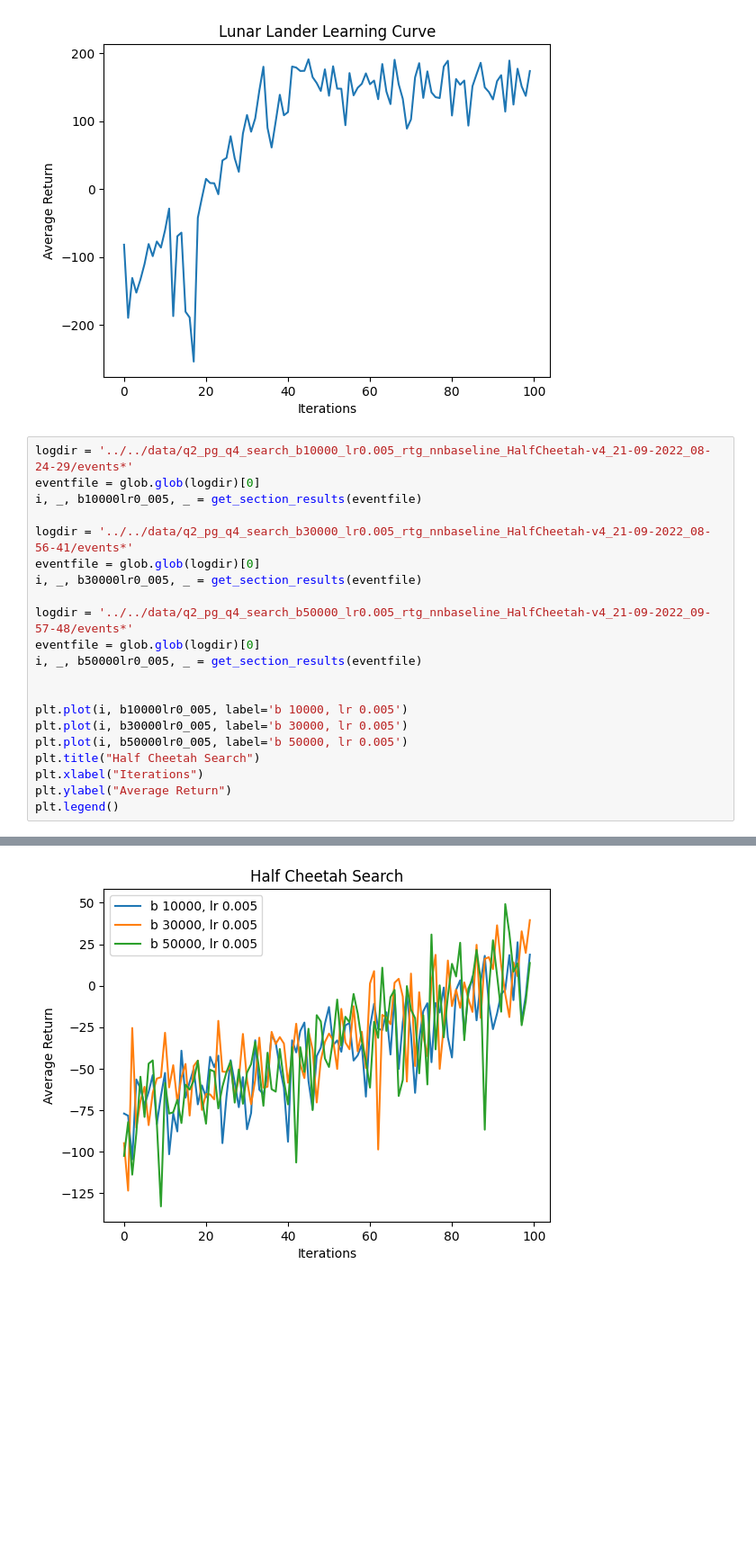
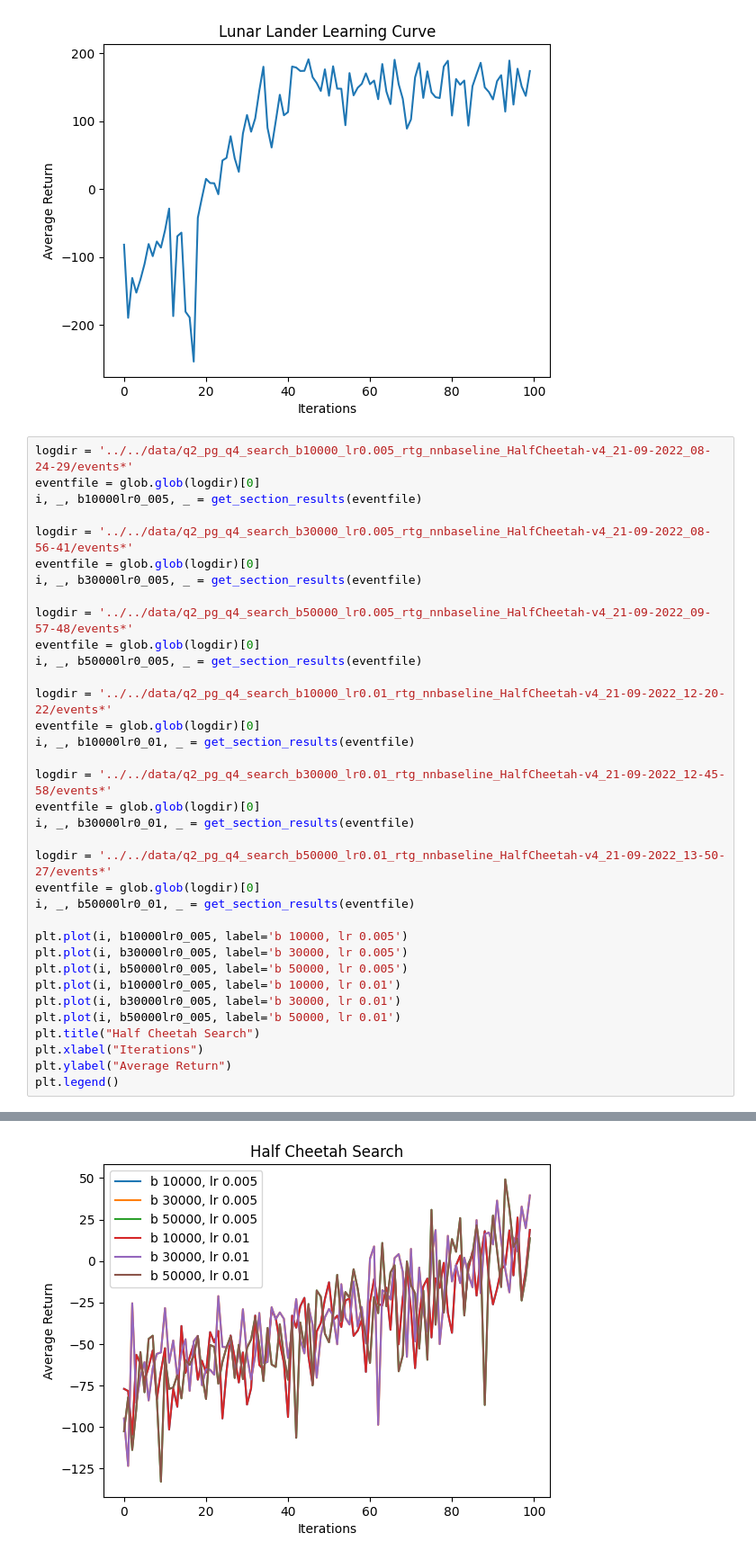
Before and after one commit to 0neDividedbyZer0/homework_fall2022, a Jupyter notebook: hw2/cs285/scripts/Plotting.ipynb, the cells around one changed output, grey strips where cells are left out. Shown at 90% size. Saved outputs shown, nothing was run; the diff lists cells and outputs as text; blank space fills up the shorter version.

```diff
--- a/hw2/cs285/scripts/Plotting.ipynb
+++ b/hw2/cs285/scripts/Plotting.ipynb
@@ -106,24 +106,38 @@ Text(0, 0.5, 'Average Return')
 # %%
 logdir = '../../data/q2_pg_q4_search_b10000_lr0.005_rtg_nnbaseline_HalfCheetah-v4_21-09-2022_08-24-29/events*'
 eventfile = glob.glob(logdir)[0]
 i, _, b10000lr0_005, _ = get_section_results(eventfile)
 
 logdir = '../../data/q2_pg_q4_search_b30000_lr0.005_rtg_nnbaseline_HalfCheetah-v4_21-09-2022_08-56-41/events*'
 eventfile = glob.glob(logdir)[0]
 i, _, b30000lr0_005, _ = get_section_results(eventfile)
 
 logdir = '../../data/q2_pg_q4_search_b50000_lr0.005_rtg_nnbaseline_HalfCheetah-v4_21-09-2022_09-57-48/events*'
 eventfile = glob.glob(logdir)[0]
 i, _, b50000lr0_005, _ = get_section_results(eventfile)
 
+logdir = '../../data/q2_pg_q4_search_b10000_lr0.01_rtg_nnbaseline_HalfCheetah-v4_21-09-2022_12-20-22/events*'
+eventfile = glob.glob(logdir)[0]
+i, _, b10000lr0_01, _ = get_section_results(eventfile)
+
+logdir = '../../data/q2_pg_q4_search_b30000_lr0.01_rtg_nnbaseline_HalfCheetah-v4_21-09-2022_12-45-58/events*'
+eventfile = glob.glob(logdir)[0]
+i, _, b30000lr0_01, _ = get_section_results(eventfile)
+
+logdir = '../../data/q2_pg_q4_search_b50000_lr0.01_rtg_nnbaseline_HalfCheetah-v4_21-09-2022_13-50-27/events*'
+eventfile = glob.glob(logdir)[0]
+i, _, b50000lr0_01, _ = get_section_results(eventfile)
 
 plt.plot(i, b10000lr0_005, label='b 10000, lr 0.005')
 plt.plot(i, b30000lr0_005, label='b 30000, lr 0.005')
 plt.plot(i, b50000lr0_005, label='b 50000, lr 0.005')
+plt.plot(i, b10000lr0_005, label='b 10000, lr 0.01')
+plt.plot(i, b30000lr0_005, label='b 30000, lr 0.01')
+plt.plot(i, b50000lr0_005, label='b 50000, lr 0.01')
 plt.title("Half Cheetah Search")
 plt.xlabel("Iterations")
 plt.ylabel("Average Return")
 plt.legend()
 # %% [output]
 <matplotlib.legend.Legend at 0x...>
-[figure, old version]
+[figure, new version]
```
Also changed, not shown: 2 other files.
